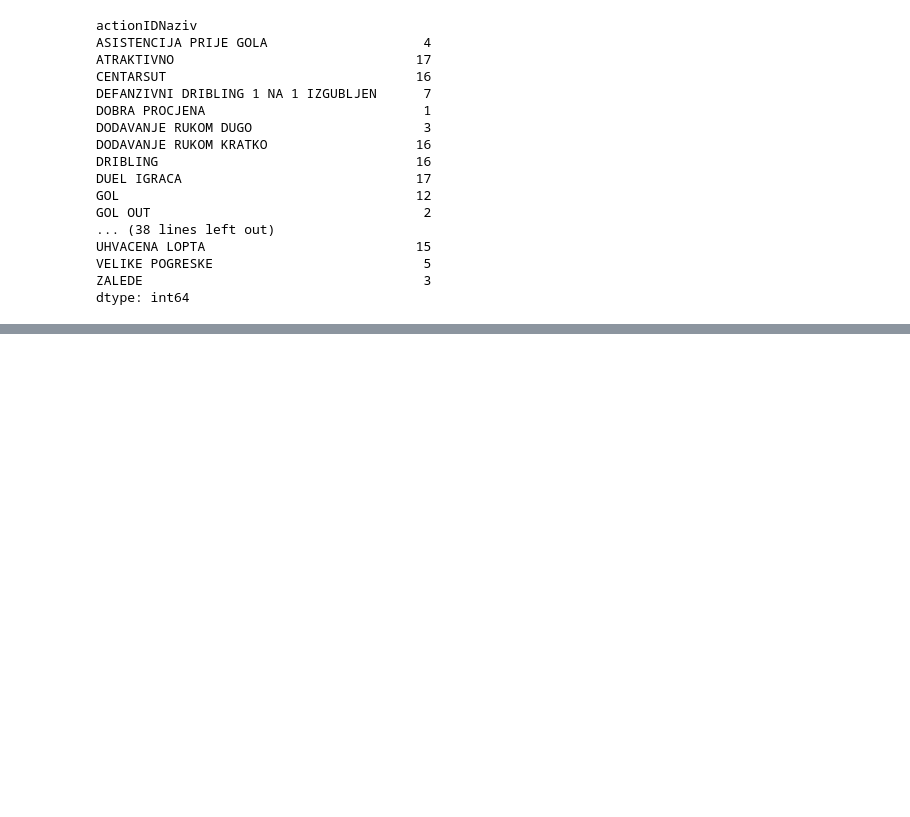
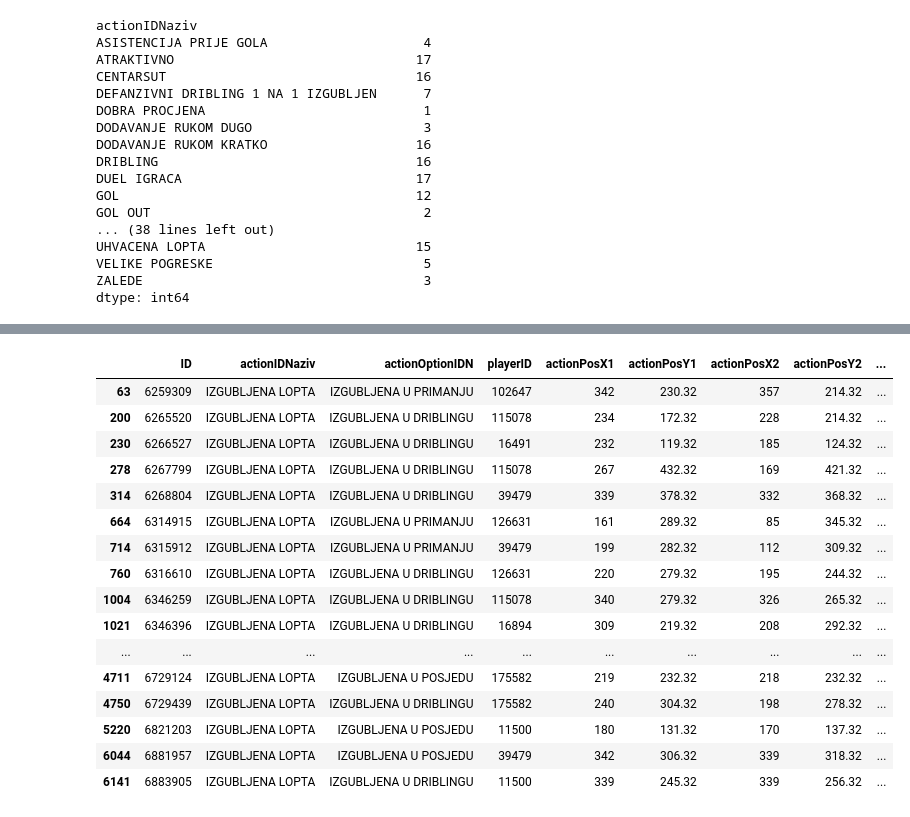
Before and after one commit to hrvatskibogmars/brainstormers, a Jupyter notebook: analysis/techo_notebooks/Klasteriranje/Mgladbach/Exploring data in cluster1 and cluster0 - Mgladbach.ipynb, the cells around one changed output, grey strips where cells are left out. Cells and saved outputs as stored; diff of their text form; code cells hidden in the pictures; blank space fills up the shorter version.

```diff
--- a/analysis/techo_notebooks/Klasteriranje/Mgladbach/Exploring data in cluster1 and cluster0 - Mgladbach.ipynb
+++ b/analysis/techo_notebooks/Klasteriranje/Mgladbach/Exploring data in cluster1 and cluster0 - Mgladbach.ipynb
@@ -194,0 +198,23 @@ dfRelAkcije4
+# %%
+dfIL = dfStartSektor1i5[['ID', 'actionIDNaziv', 'actionOptionIDN', 'playerID', 'actionPosX1', 'actionPosY1', 'actionPosX2',
+                                'actionPosY2', 'domaci', 'gosti', 'start_sector']]
+dfIL1 = dfIL[(dfIL['actionIDNaziv'] == 'IZGUBLJENA LOPTA')]
+dfIL1
+# %% [output]
+|  | ID | actionIDNaziv | actionOptionIDN | playerID | actionPosX1 | actionPosY1 | actionPosX2 | actionPosY2 | ... |
+| 63 | 6259309 | IZGUBLJENA LOPTA | IZGUBLJENA U PRIMANJU | 102647 | 342 | 230.32 | 357 | 214.32 | ... |
+| 200 | 6265520 | IZGUBLJENA LOPTA | IZGUBLJENA U DRIBLINGU | 115078 | 234 | 172.32 | 228 | 214.32 | ... |
+| 230 | 6266527 | IZGUBLJENA LOPTA | IZGUBLJENA U DRIBLINGU | 16491 | 232 | 119.32 | 185 | 124.32 | ... |
+| 278 | 6267799 | IZGUBLJENA LOPTA | IZGUBLJENA U DRIBLINGU | 115078 | 267 | 432.32 | 169 | 421.32 | ... |
+| 314 | 6268804 | IZGUBLJENA LOPTA | IZGUBLJENA U DRIBLINGU | 39479 | 339 | 378.32 | 332 | 368.32 | ... |
+| 664 | 6314915 | IZGUBLJENA LOPTA | IZGUBLJENA U PRIMANJU | 126631 | 161 | 289.32 | 85 | 345.32 | ... |
+| 714 | 6315912 | IZGUBLJENA LOPTA | IZGUBLJENA U PRIMANJU | 39479 | 199 | 282.32 | 112 | 309.32 | ... |
+| 760 | 6316610 | IZGUBLJENA LOPTA | IZGUBLJENA U DRIBLINGU | 126631 | 220 | 279.32 | 195 | 244.32 | ... |
+| 1004 | 6346259 | IZGUBLJENA LOPTA | IZGUBLJENA U DRIBLINGU | 115078 | 340 | 279.32 | 326 | 265.32 | ... |
+| 1021 | 6346396 | IZGUBLJENA LOPTA | IZGUBLJENA U DRIBLINGU | 16894 | 309 | 219.32 | 208 | 292.32 | ... |
+| ... | ... | ... | ... | ... | ... | ... | ... | ... | ... |
+| 4711 | 6729124 | IZGUBLJENA LOPTA | IZGUBLJENA U POSJEDU | 175582 | 219 | 232.32 | 218 | 232.32 | ... |
+| 4750 | 6729439 | IZGUBLJENA LOPTA | IZGUBLJENA U DRIBLINGU | 175582 | 240 | 304.32 | 198 | 278.32 | ... |
+| 5220 | 6821203 | IZGUBLJENA LOPTA | IZGUBLJENA U POSJEDU | 11500 | 180 | 131.32 | 170 | 137.32 | ... |
+| 6044 | 6881957 | IZGUBLJENA LOPTA | IZGUBLJENA U POSJEDU | 39479 | 342 | 306.32 | 339 | 318.32 | ... |
+| 6141 | 6883905 | IZGUBLJENA LOPTA | IZGUBLJENA U DRIBLINGU | 11500 | 339 | 245.32 | 339 | 256.32 | ... |
```
Also changed, not shown: parts of 4 cells of this notebook, 6 other files.
